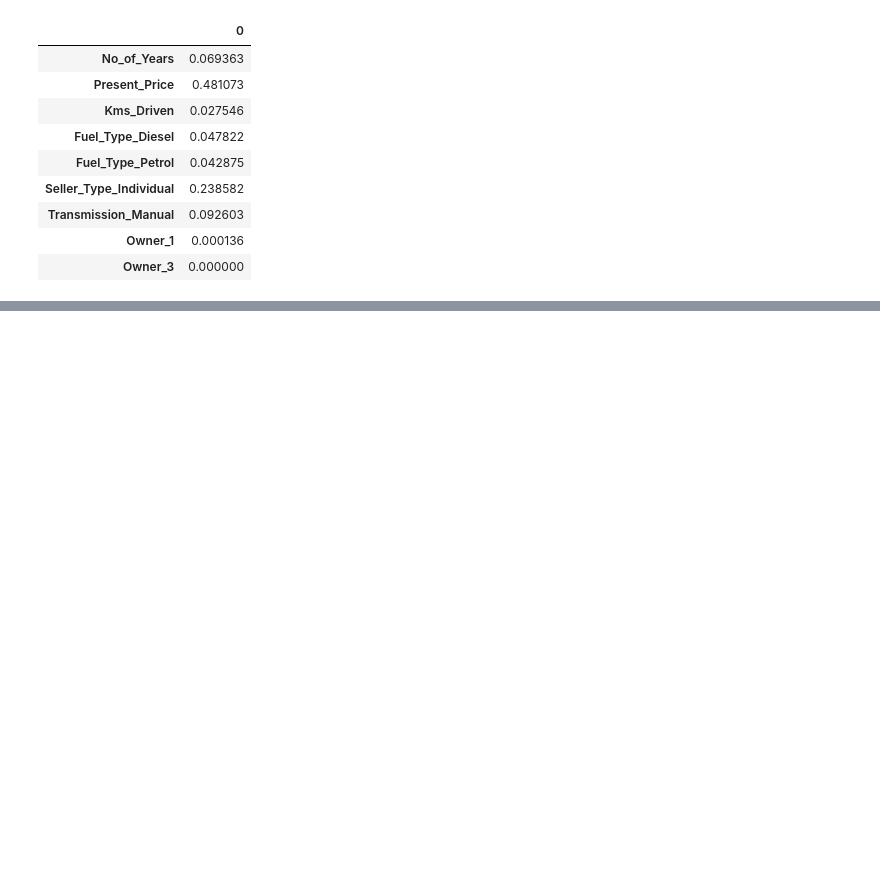
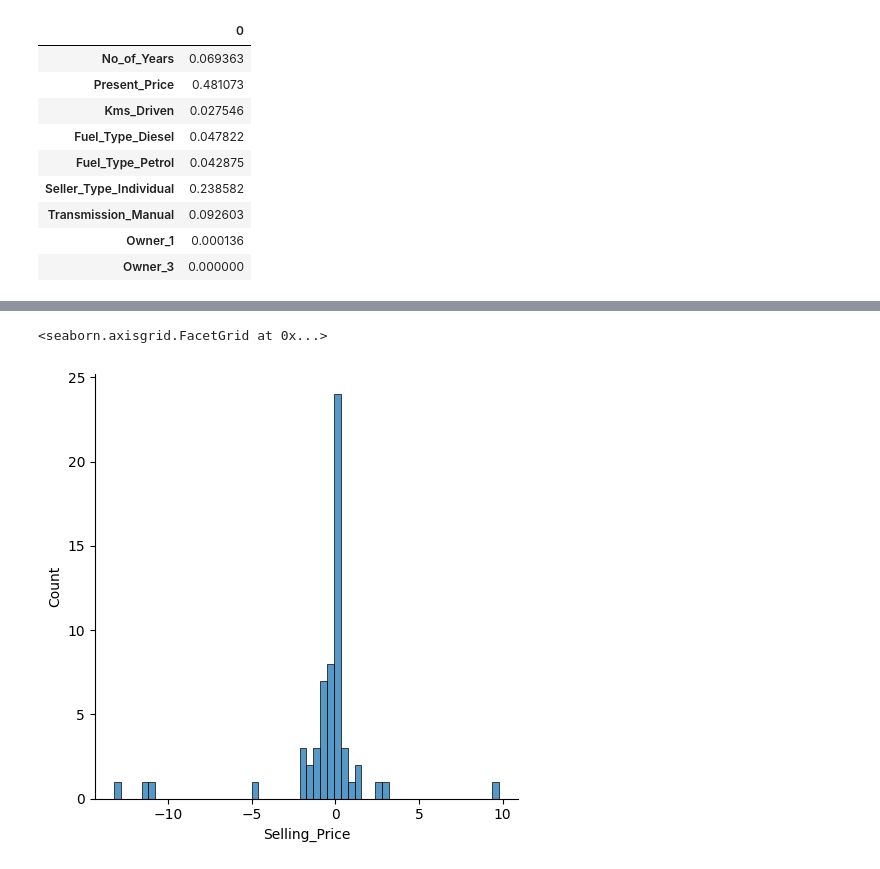
Before and after one commit to AhmAdO9/Machine_learning, a Jupyter notebook: CAR_DEKHO/car_price_prediction.ipynb, the cells around one changed output, grey strips where cells are left out. Cells and saved outputs as stored; diff of their text form; code cells hidden in the pictures; blank space fills up the shorter version.

```diff
--- a/CAR_DEKHO/car_price_prediction.ipynb
+++ b/CAR_DEKHO/car_price_prediction.ipynb
@@ -450,0 +528,18 @@ dataframe
+# %%
+random_grid = {
+        "n_estimators" : n_estimators,
+        "max_features" : max_features,
+        "max_depth" : max_depth,
+        "min_samples_split": min_samples_split,
+        "min_samples_leaf" : min_samples_leaf
+}
+# %%
+rf_random = RandomizedSearchCV(estimator= model,
+                               param_distributions= random_grid,
+                                scoring="neg_mean_squared_error",
+                              n_iter = 10,
+                              cv = 5,
+                              random_state=0,
+                              n_jobs = 1)
+# %%
+rf_random.fit(X_train, y_train)
@@ -450,0 +571,2 @@ dataframe
+# %%
+preds = rf_random.predict(X_test)
@@ -450,0 +596,6 @@ dataframe
+# %%
+diff = y_test - preds
+sns.displot(diff)
+# %% [output]
+<seaborn.axisgrid.FacetGrid at 0x...>
+[figure, added]
```
Also changed, not shown: parts of 18 cells of this notebook.
